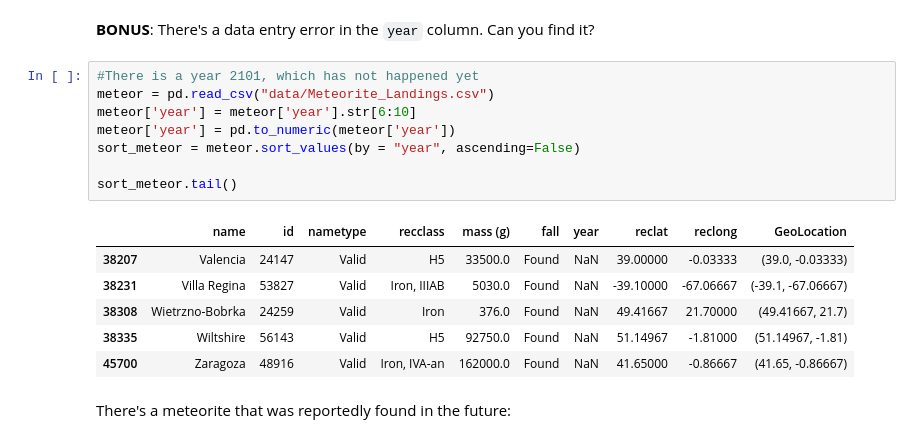
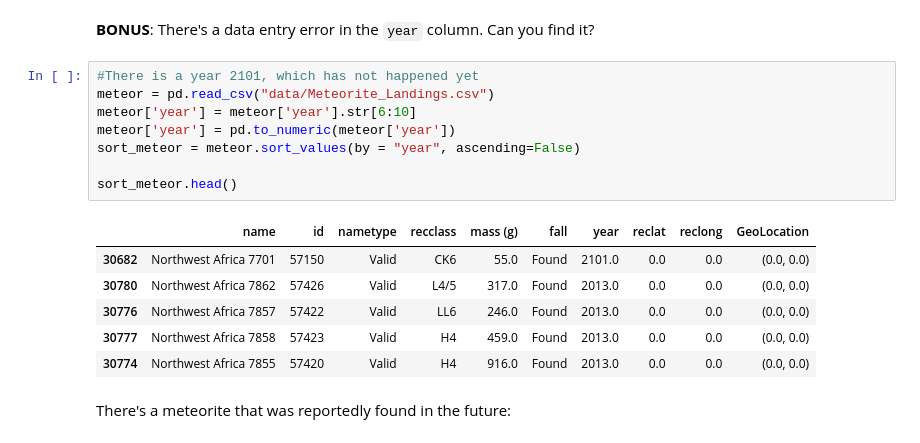
Before and after one commit to SU-IST707-FS25/week-1-materials-ZASilverstein, a Jupyter notebook: assignment.ipynb, the cells around one changed output. Saved outputs shown, nothing was run; the diff lists cells and outputs as text.

```diff
--- a/assignment.ipynb
+++ b/assignment.ipynb
@@ -60,18 +86,18 @@ subsection
 # %%
 #There is a year 2101, which has not happened yet
 meteor = pd.read_csv("data/Meteorite_Landings.csv")
 meteor['year'] = meteor['year'].str[6:10]
 meteor['year'] = pd.to_numeric(meteor['year'])
 sort_meteor = meteor.sort_values(by = "year", ascending=False)
 
-sort_meteor.tail()
+sort_meteor.head()
 # %% [output]
 |  | name | id | nametype | recclass | mass (g) | fall | year | reclat | reclong | GeoLocation |
-| 38207 | Valencia | 24147 | Valid | H5 | 33500.0 | Found | NaN | 39.00000 | -0.03333 | (39.0, -0.03333) |
-| 38231 | Villa Regina | 53827 | Valid | Iron, IIIAB | 5030.0 | Found | NaN | -39.10000 | -67.06667 | (-39.1, -67.06667) |
-| 38308 | Wietrzno-Bobrka | 24259 | Valid | Iron | 376.0 | Found | NaN | 49.41667 | 21.70000 | (49.41667, 21.7) |
-| 38335 | Wiltshire | 56143 | Valid | H5 | 92750.0 | Found | NaN | 51.14967 | -1.81000 | (51.14967, -1.81) |
-| 45700 | Zaragoza | 48916 | Valid | Iron, IVA-an | 162000.0 | Found | NaN | 41.65000 | -0.86667 | (41.65, -0.86667) |
+| 30682 | Northwest Africa 7701 | 57150 | Valid | CK6 | 55.0 | Found | 2101.0 | 0.0 | 0.0 | (0.0, 0.0) |
+| 30780 | Northwest Africa 7862 | 57426 | Valid | L4/5 | 317.0 | Found | 2013.0 | 0.0 | 0.0 | (0.0, 0.0) |
+| 30776 | Northwest Africa 7857 | 57422 | Valid | LL6 | 246.0 | Found | 2013.0 | 0.0 | 0.0 | (0.0, 0.0) |
+| 30777 | Northwest Africa 7858 | 57423 | Valid | H4 | 459.0 | Found | 2013.0 | 0.0 | 0.0 | (0.0, 0.0) |
+| 30774 | Northwest Africa 7855 | 57420 | Valid | H4 | 916.0 | Found | 2013.0 | 0.0 | 0.0 | (0.0, 0.0) |
 # %% [markdown]
 There's a meteorite that was reportedly found in the future:
 # %%
```
Also changed, not shown: parts of 4 cells of this notebook.
